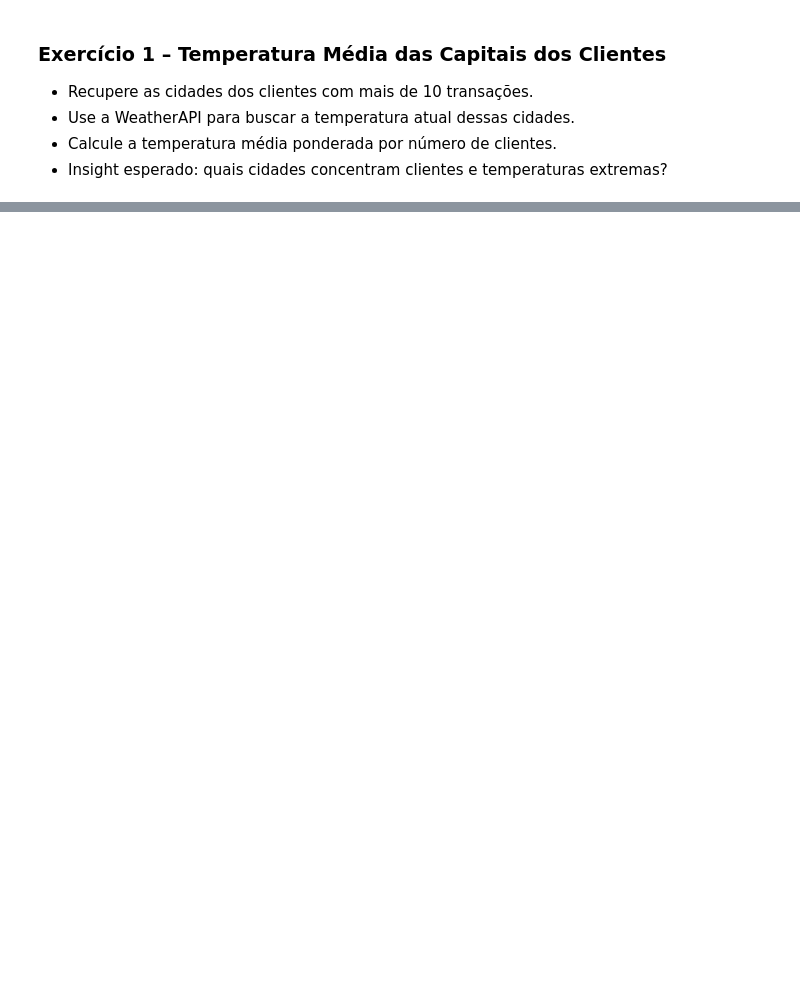
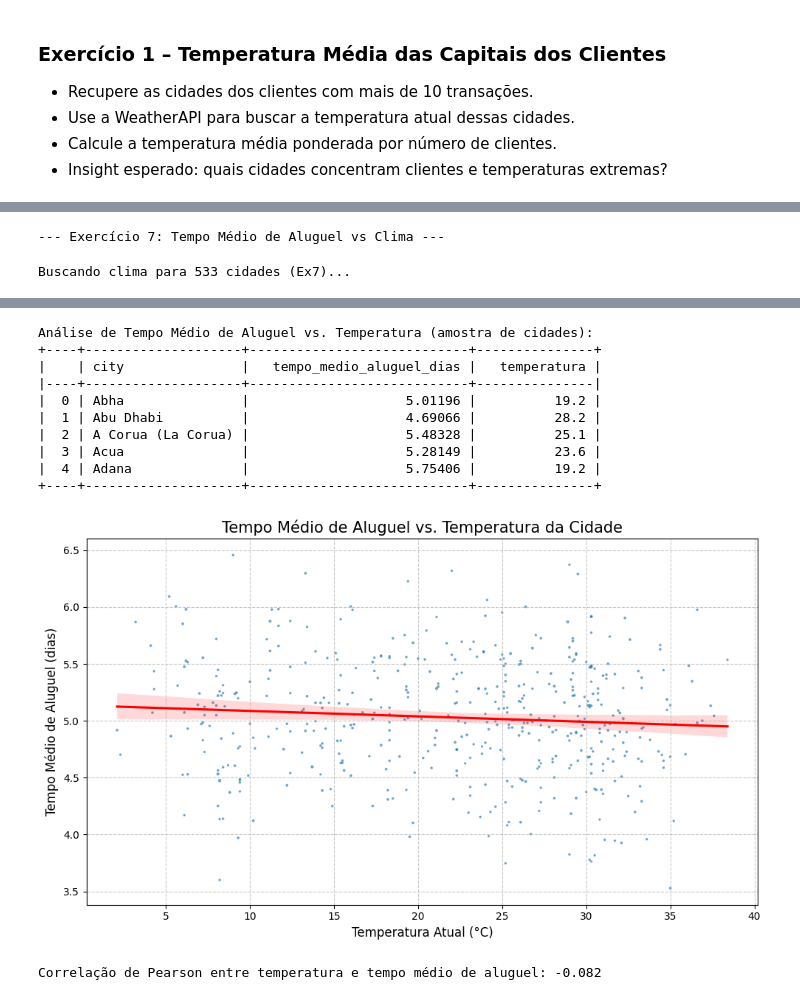
Before and after one commit to dgeison/exercicios_python, a Jupyter notebook: python_aula_4/aula4.ipynb, the cells around one changed output, grey strips where cells are left out. Drawn from its saved outputs; the diff is of its cells as text; code cells hidden in the pictures; blank space fills up the shorter version.

```diff
--- a/python_aula_4/aula4.ipynb
+++ b/python_aula_4/aula4.ipynb
@@ -699,0 +938,64 @@ Ranking dos países mais 'cinéfilos' proporcionalmente (alugueis por 1.000 habi
+# %%
+# Exercício 7 – Tempo Médio de Aluguel vs Clima
+
+print("\n--- Exercício 7: Tempo Médio de Aluguel vs Clima ---")
+
+# 1. Calcule o tempo médio de aluguel por cidade.
+query_tempo_medio_aluguel_cidade = """
+SELECT
+    ci.city,
+    AVG(EXTRACT(EPOCH FROM (r.return_date - r.rental_date))) AS tempo_medio_aluguel_segundos,
+    COUNT(r.rental_id) as num_alugueis_cidade
+FROM rental r
+JOIN customer cu ON r.customer_id = cu.customer_id
+JOIN address a ON cu.address_id = a.address_id
+JOIN city ci ON a.city_id = ci.city_id
+WHERE r.return_date IS NOT NULL
+GROUP BY ci.city
+HAVING COUNT(r.rental_id) > 20 -- Cidades com pelo menos 20 aluguéis para média mais estável
+ORDER BY ci.city;
+"""
+df_tempo_aluguel_ex7 = run_query(query_tempo_medio_aluguel_cidade)
+
+if not df_tempo_aluguel_ex7.empty:
+    df_tempo_aluguel_ex7['tempo_medio_aluguel_dias'] = df_tempo_aluguel_ex7['tempo_medio_aluguel_segundos'] / (60*60*24)
+
+    # 2. Combine com a temperatura atual dessas cidades.
+    # Amostra ou todas, dependendo da eficiência do cache
+    cidades_para_clima_ex7 = df_tempo_aluguel_ex7.copy() # Usar todas as cidades da query
+    print(f"Buscando clima para {len(cidades_para_clima_ex7)} cidades (Ex7)...")
+    cidades_para_clima_ex7['temperatura'] = cidades_para_clima_ex7['city'].apply(buscar_clima)
+
+    df_analise_tempo_clima_ex7 = cidades_para_clima_ex7.dropna(subset=['temperatura', 'tempo_medio_aluguel_dias'])
+    df_analise_tempo_clima_ex7['temperatura'] = pd.to_numeric(df_analise_tempo_clima_ex7['temperatura'], errors='coerce')
+    df_analise_tempo_clima_ex7.dropna(subset=['temperatura'], inplace=True)
+
+    if not df_analise_tempo_clima_ex7.empty:
+        print("\nAnálise de Tempo Médio de Aluguel vs. Temperatura (amostra de cidades):")
+        print(tabulate(df_analise_tempo_clima_ex7[['city', 'tempo_medio_aluguel_dias', 'temperatura']].head(), headers="keys", tablefmt="psql"))
+
+        # 3. Visualize a correlação.
+        if len(df_analise_tempo_clima_ex7) > 1:
+            plt.figure(figsize=(10, 6))
+            sns.regplot(data=df_analise_tempo_clima_ex7, x='temperatura', y='tempo_medio_aluguel_dias',
+                        scatter_kws={'alpha':0.5, 's': df_analise_tempo_clima_ex7['num_alugueis_cidade']/10}, # Tamanho do ponto pelo num de alugueis
+                        line_kws={'color':'red'})
+            plt.title('Tempo Médio de Aluguel vs. Temperatura da Cidade', fontsize=15)
+            plt.xlabel('Temperatura Atual (°C)', fontsize=12)
+            plt.ylabel('Tempo Médio de Aluguel (dias)', fontsize=12)
+            plt.grid(True, linestyle='--', alpha=0.7)
+            plt.tight_layout()
+            plt.show()
+
+            correlacao = df_analise_tempo_clima_ex7['temperatura'].corr(df_analise_tempo_clima_ex7['tempo_medio_aluguel_dias'])
+            print(f"\nCorrelação de Pearson entre temperatura e tempo médio de aluguel: {correlacao:.3f}")
+            # Comentário sobre a correlação
+        else:
+            print("Não há dados suficientes (após limpeza e merge) para gerar o gráfico de correlação.")
+    else:
+        print("Não foi possível obter dados combinados de tempo de aluguel e clima para análise (Ex7).")
+else:
+    print("Não foram encontrados dados de tempo médio de aluguel para as cidades (Ex7).")
+# %% [output]
+--- Exercício 7: Tempo Médio de Aluguel vs Clima ---
+Buscando clima para 533 cidades (Ex7)...
@@ -699,0 +1011,12 @@ Ranking dos países mais 'cinéfilos' proporcionalmente (alugueis por 1.000 habi
+Análise de Tempo Médio de Aluguel vs. Temperatura (amostra de cidades):
++----+--------------------+----------------------------+---------------+
+|    | city               |   tempo_medio_aluguel_dias |   temperatura |
+|----+--------------------+----------------------------+---------------|
+|  0 | Abha               |                    5.01196 |          19.2 |
+|  1 | Abu Dhabi          |                    4.69066 |          28.2 |
+|  2 | A Corua (La Corua) |                    5.48328 |          25.1 |
+|  3 | Acua               |                    5.28149 |          23.6 |
+|  4 | Adana              |                    5.75406 |          19.2 |
++----+--------------------+----------------------------+---------------+
+[figure, added]
+Correlação de Pearson entre temperatura e tempo médio de aluguel: -0.082
```
Also changed, not shown: parts of 45 cells of this notebook, 3 other files.
